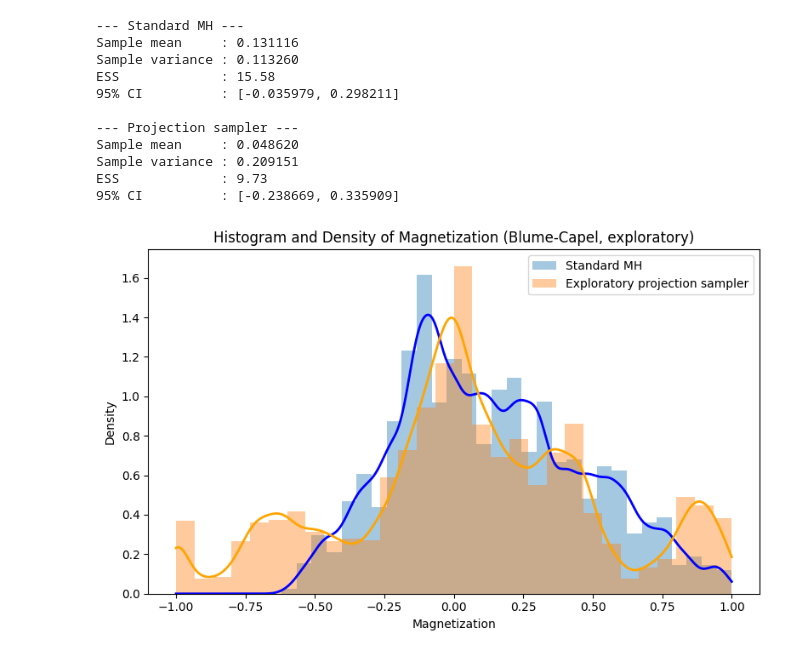
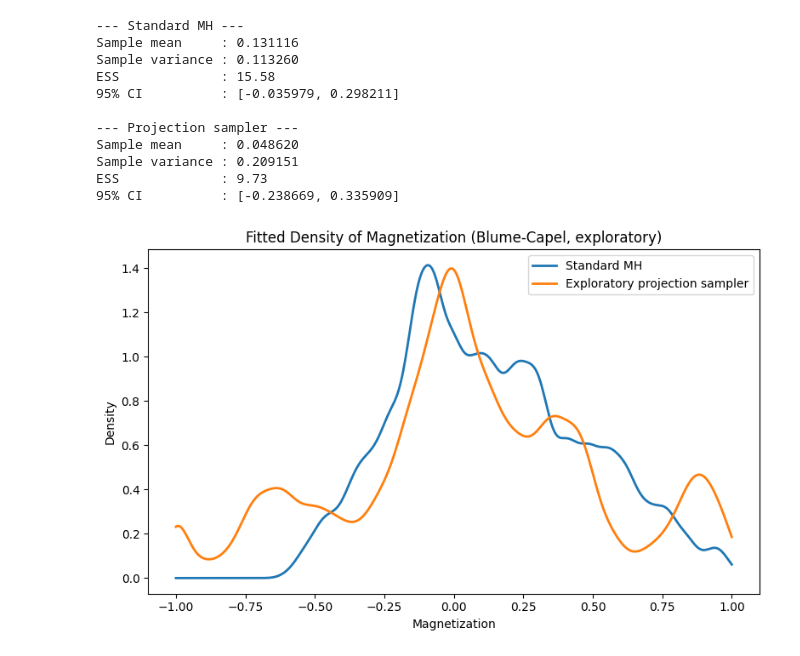
Before and after one commit to mchchoi/permutation, a Jupyter notebook: Blume-Capel/Blume-Capel_exploration.ipynb, the cells around one changed output. Saved outputs shown, nothing was run; the diff lists cells and outputs as text; code cells hidden in the pictures.

```diff
--- a/Blume-Capel/Blume-Capel_exploration.ipynb
+++ b/Blume-Capel/Blume-Capel_exploration.ipynb
@@ -207,29 +207,29 @@ ESS             : 9.73
 # %%
 import matplotlib.pyplot as plt
 from scipy.stats import gaussian_kde
 import numpy as np
 
 # Compute KDEs
 kde_std = gaussian_kde(mag_std)
 kde_proj = gaussian_kde(mag_proj)
 
 x_vals = np.linspace(min(np.min(mag_std), np.min(mag_proj)),
                      max(np.max(mag_std), np.max(mag_proj)), 500)
 
 # Plot histograms with density=True and overlay KDE curves
 plt.figure(figsize=(8, 5))
-plt.hist(mag_std, bins=30, alpha=0.4, label='Standard MH', density=True)
-plt.hist(mag_proj, bins=30, alpha=0.4, label='Exploratory projection sampler', density=True)
+#plt.hist(mag_std, bins=30, alpha=0.4, label='Standard MH', density=True)
+#plt.hist(mag_proj, bins=30, alpha=0.4, label='Exploratory projection sampler', density=True)
 
-plt.plot(x_vals, kde_std(x_vals), color='blue', lw=2, label='_nolegend_')
-plt.plot(x_vals, kde_proj(x_vals), color='orange', lw=2, label='_nolegend_')
+plt.plot(x_vals, kde_std(x_vals), lw=2, label='Standard MH')
+plt.plot(x_vals, kde_proj(x_vals), lw=2, label='Exploratory projection sampler')
 
 plt.xlabel('Magnetization')
 plt.ylabel('Density')
-plt.title('Histogram and Density of Magnetization (Blume-Capel, exploratory)')
+plt.title('Fitted Density of Magnetization (Blume-Capel, exploratory)')
 plt.legend(loc='upper right')
 plt.tight_layout()
 plt.savefig('BC_histogram_density_exploratory.png')
 plt.show()
 # %% [output]
-[figure, old version]
+[figure, new version]
```
